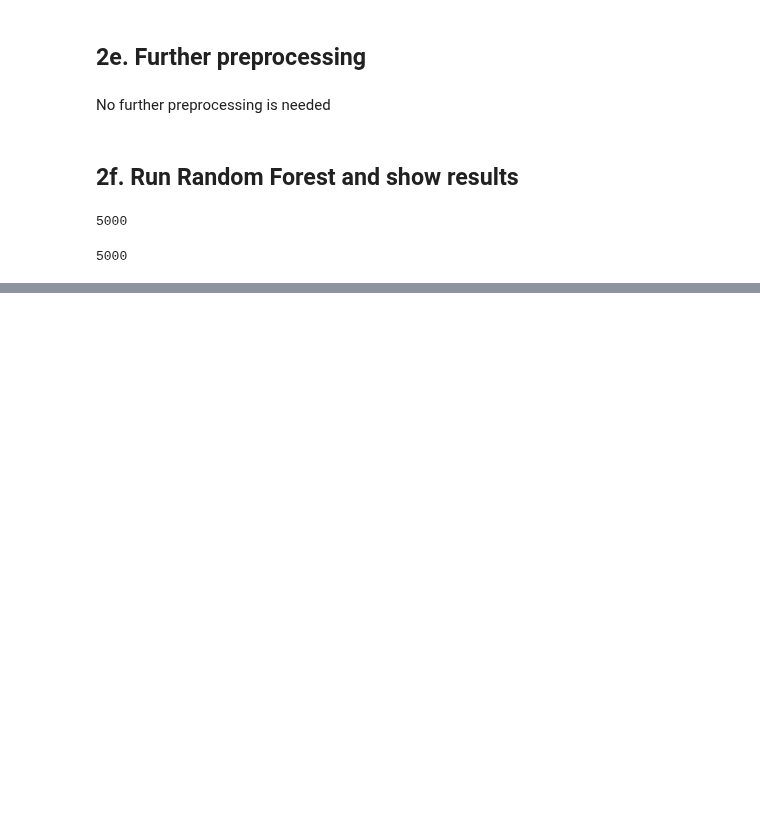
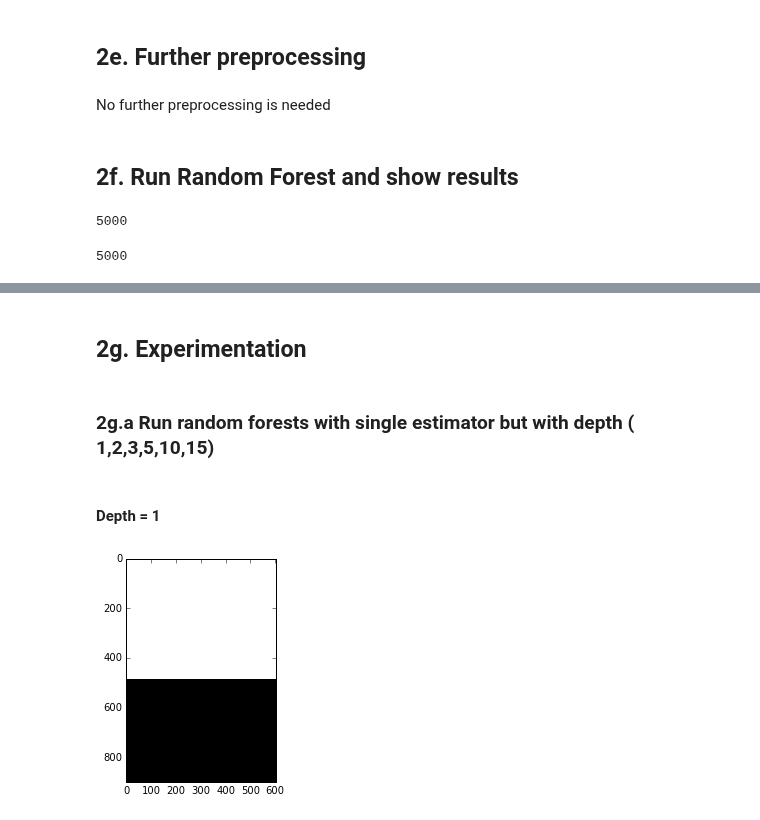
Before and after one commit to francescoperera/applied-machine-learning, a Jupyter notebook: lab4/CS 5758 - Lab 4.ipynb, the cells around one changed output, grey strips where cells are left out. Cells and saved outputs as stored; diff of their text form; code cells hidden in the pictures; blank space fills up the shorter version.

```diff
--- a/lab4/CS 5758 - Lab 4.ipynb
+++ b/lab4/CS 5758 - Lab 4.ipynb
@@ -107,0 +107,10 @@ True
+# %% [markdown]
+## 2g. Experimentation
+# %% [markdown]
+### 2g.a  Run random forests with single estimator but with depth ( 1,2,3,5,10,15)
+# %% [markdown]
+####  Depth = 1
+# %%
+randomForest(grayScaleMonaLisa,sample,labels,1,1)
+# %% [output]
+[figure, added]
```
Also changed, not shown: parts of 13 cells of this notebook.
